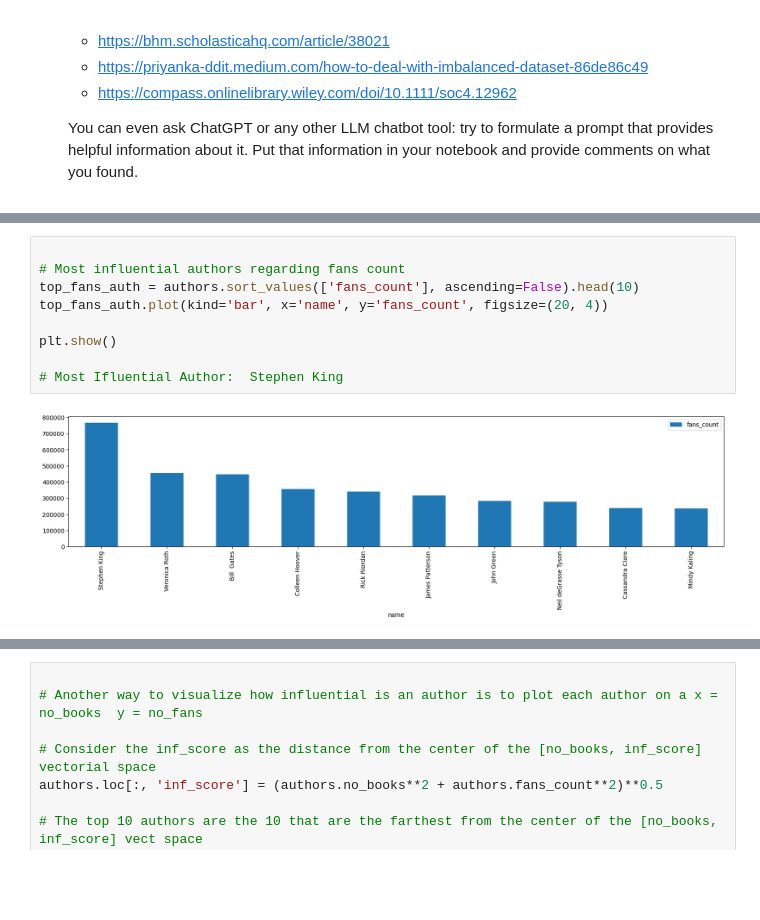
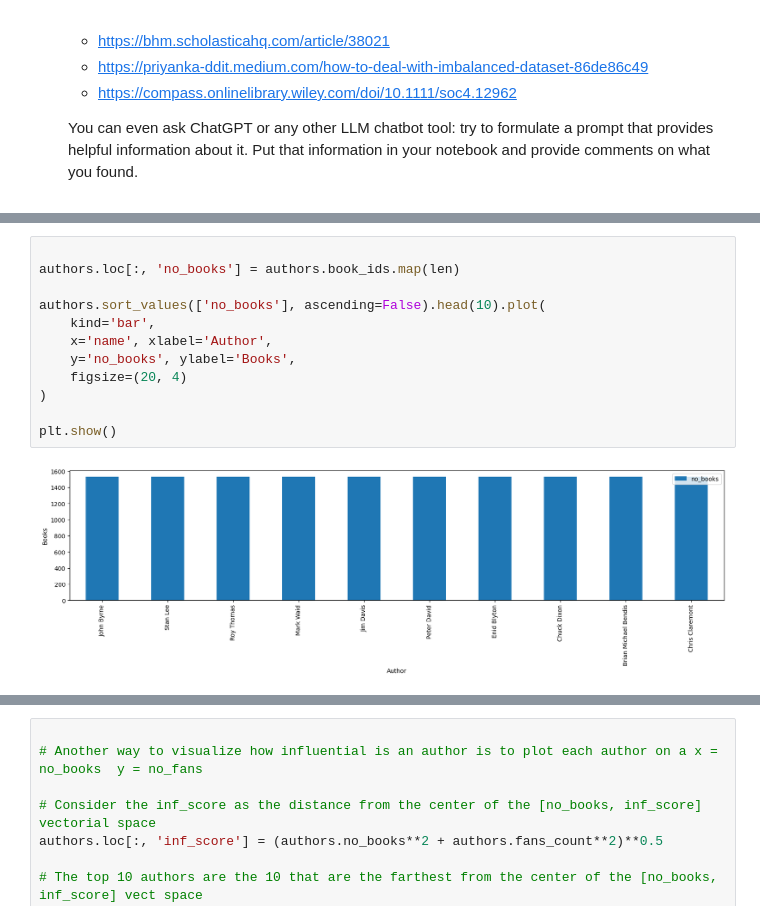
Before and after one commit to michele-42/HW2, a Jupyter notebook: main.ipynb, the cells around one changed output, grey strips where cells are left out. Drawn from its saved outputs; the diff is of its cells as text; blank space fills up the shorter version.

```diff
--- a/main.ipynb
+++ b/main.ipynb
@@ -539,11 +566,14 @@ We can consider the authors with the most fans to be influential. Let’s have a
 # %%
 
-# Most influential authors regarding fans count
-top_fans_auth = authors.sort_values(['fans_count'], ascending=False).head(10)
-top_fans_auth.plot(kind='bar', x='name', y='fans_count', figsize=(20, 4))
+authors.loc[:, 'no_books'] = authors.book_ids.map(len)
+
+authors.sort_values(['no_books'], ascending=False).head(10).plot(
+    kind='bar',
+    x='name', xlabel='Author',
+    y='no_books', ylabel='Books',
+    figsize=(20, 4)
+)
 
 plt.show()
-
-# Most Ifluential Author:  Stephen King
 # %% [output]
-[figure, old version]
+[figure, new version]
```
Also changed, not shown: parts of 15 cells of this notebook.
